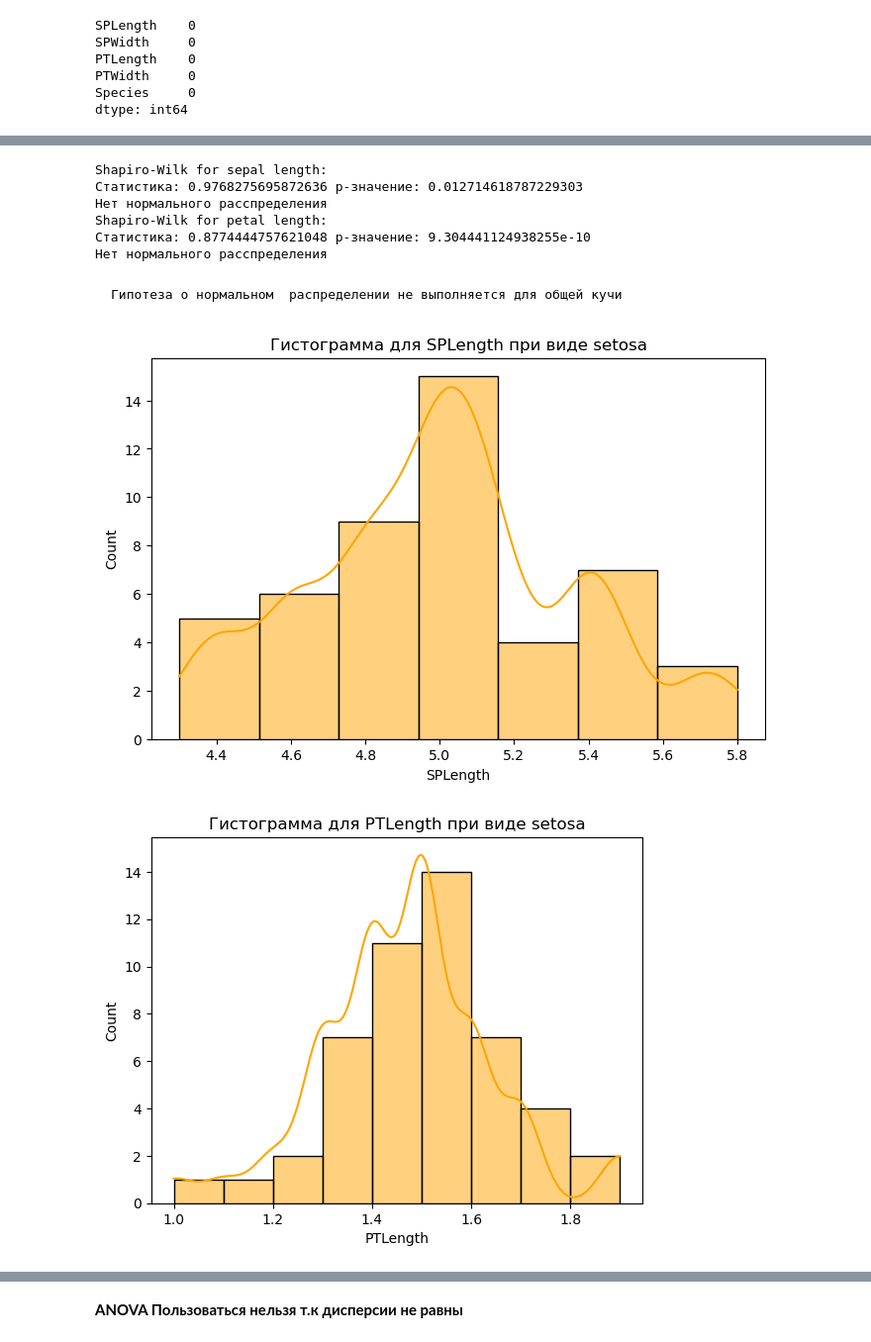
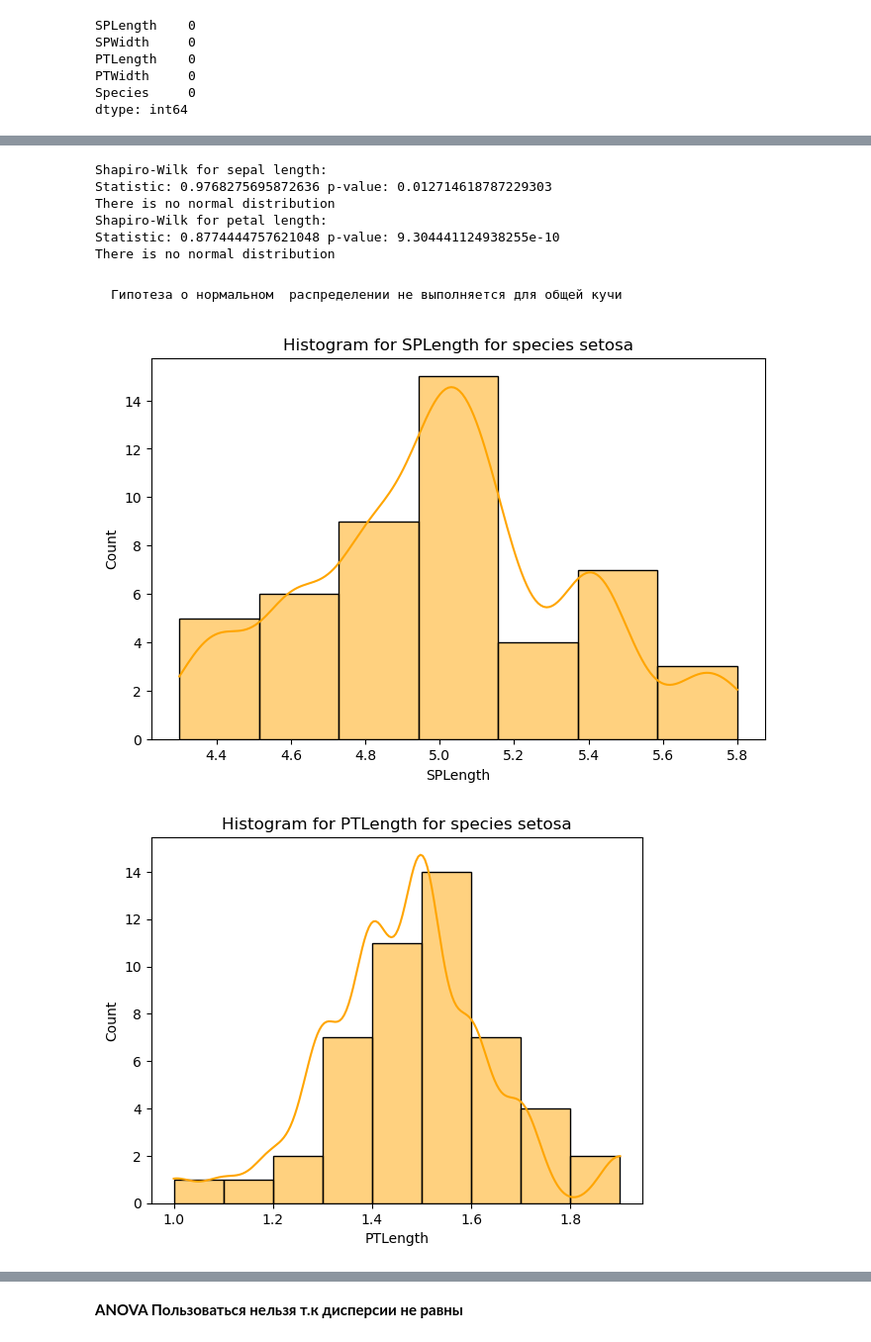
Before and after one commit to YukiTheKilla/math_statistics, a Jupyter notebook: Тема 3. Статистические гипотезы/main_iris2.ipynb, the cells around one changed output, grey strips where cells are left out. Shown at 99% size. Drawn from its saved outputs; the diff is of its cells as text; code cells hidden in the pictures.

```diff
--- a/Тема 3. Статистические гипотезы/main_iris2.ipynb
+++ b/Тема 3. Статистические гипотезы/main_iris2.ipynb
@@ -84,43 +85,45 @@ plt.show()
 # Shapiro-Wilk
 stat, p = stats.shapiro(df['SPLength'])
 print('Shapiro-Wilk for sepal length:')
-print('Статистика:', stat, 'p-значение:', p)
-if p<0.05:
-    print( "Нет нормального расспределения")
-if p>0.05:
-    print( "Есть нормальное расспределение")
+print('Statistic:', stat, 'p-value:', p)
+if p < 0.05:
+    print("There is no normal distribution")
+if p > 0.05:
+    print("There is a normal distribution")
 
 # Shapiro-Wilk
 stat, p = stats.shapiro(df['PTLength'])
 print('Shapiro-Wilk for petal length:')
-print('Статистика:', stat, 'p-значение:', p)
-if p<0.05:
-    print( "Нет нормального расспределения")
-if p>0.05:
-    print( "Есть нормальное расспределение")
+print('Statistic:', stat, 'p-value:', p)
+if p < 0.05:
+    print("There is no normal distribution")
+if p > 0.05:
+    print("There is a normal distribution")
 # %% [output]
 Shapiro-Wilk for sepal length:
-Статистика: 0.9768275695872636 p-значение: 0.012714618787229303
-Нет нормального расспределения
+Statistic: 0.9768275695872636 p-value: 0.012714618787229303
+There is no normal distribution
 Shapiro-Wilk for petal length:
-Статистика: 0.8774444757621048 p-значение: 9.304441124938255e-10
-Нет нормального расспределения
+Statistic: 0.8774444757621048 p-value: 9.304441124938255e-10
+There is no normal distribution
 # %% [markdown]
     Гипотеза о нормальном  распределении не выполняется для общей кучи
 # %%
 for i in ['setosa', 'versicolor', 'virginica']:
     subdata = df[df['Species'] == i]
+
     plt.figure(figsize=(8, 5))
-    sns.histplot(subdata['SPLength'], kde=True, color='orange',kde_kws={'bw_adjust': 0.5})
-    # kde=True добавляет линию плотности
-    # dw_adjust настраивает уровень сглаживания kde
-    plt.title(f'Гистограмма для SPLength при виде {i}')
+    sns.histplot(subdata['SPLength'], kde=True, color='orange', kde_kws={'bw_adjust': 0.5})
+    # kde=True adds a density line
+    # bw_adjust adjusts the smoothing level of the kde
+    plt.title(f'Histogram for SPLength for species {i}')
     plt.show()
-    sns.histplot(subdata['PTLength'], kde=True, color='orange',kde_kws={'bw_adjust': 0.5})
-    # kde=True добавляет линию плотности
-    # dw_adjust настраивает уровень сглаживания kde
-    plt.title(f'Гистограмма для PTLength при виде {i}')
+
+    sns.histplot(subdata['PTLength'], kde=True, color='orange', kde_kws={'bw_adjust': 0.5})
+    # kde=True adds a density line
+    # bw_adjust adjusts the smoothing level of the kde
+    plt.title(f'Histogram for PTLength for species {i}')
     plt.show()
 # %% [output]
-[figure, old version]
+[figure, new version]
-[figure, old version]
+[figure, new version]
```
Also changed, not shown: parts of 6 cells of this notebook, 11 other files.
